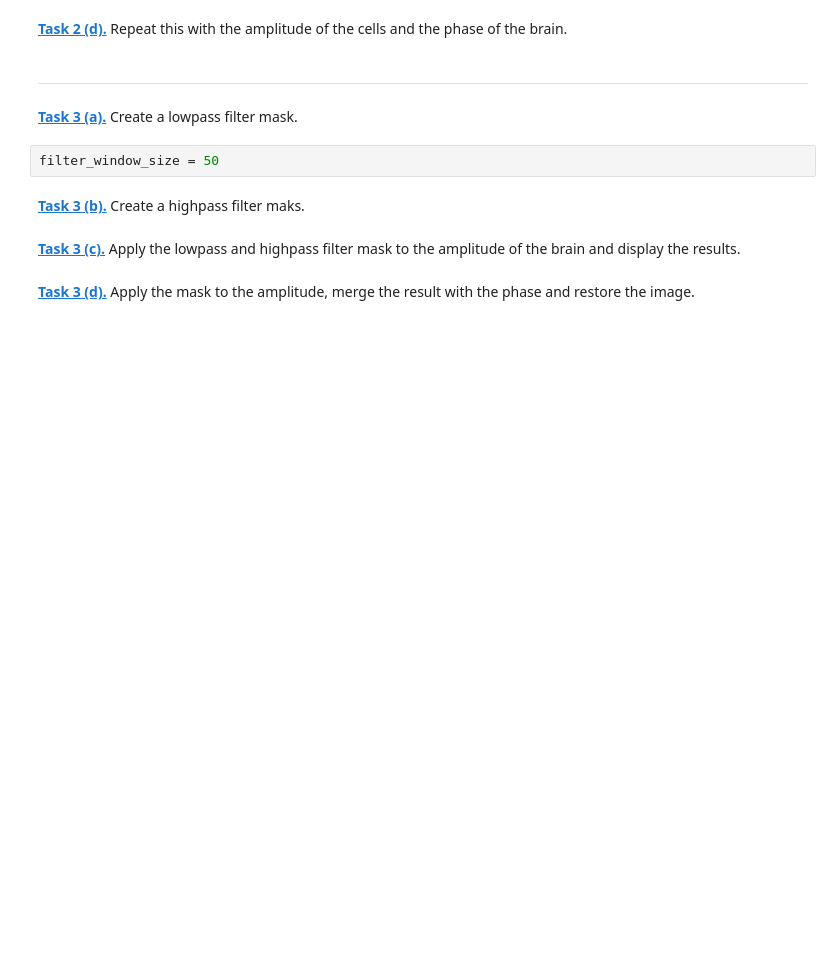
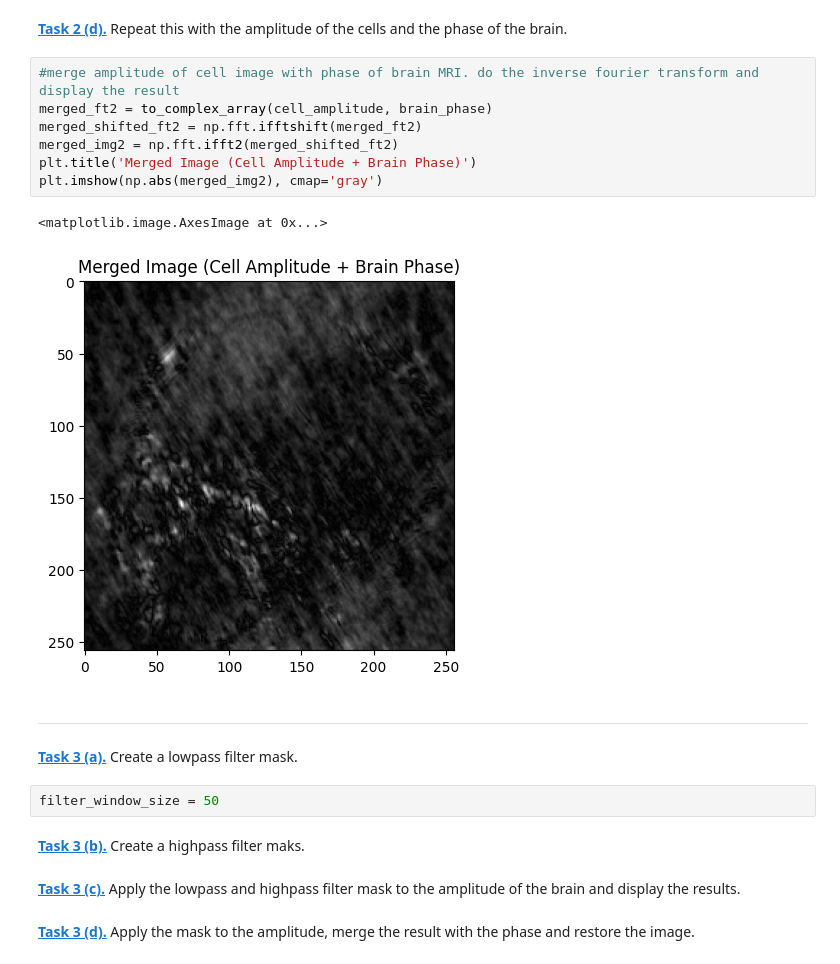
Before and after one commit to DavidDulkies31/mobi-fs5-python, a Jupyter notebook: fourier.ipynb, the cells around one changed output. Cells and saved outputs as stored; diff of their text form; blank space fills up the shorter version.

```diff
--- a/fourier.ipynb
+++ b/fourier.ipynb
@@ -95,5 +109,15 @@ def to_complex_array(amplitude_array, phase_array):
 # %% [markdown]
 **[Task 2 (d).]()** Repeat this with the amplitude of the cells and the phase of the brain.
+# %%
+#merge amplitude of cell image with phase of brain MRI. do the inverse fourier transform and display the result
+merged_ft2 = to_complex_array(cell_amplitude, brain_phase)
+merged_shifted_ft2 = np.fft.ifftshift(merged_ft2)
+merged_img2 = np.fft.ifft2(merged_shifted_ft2)
+plt.title('Merged Image (Cell Amplitude + Brain Phase)')
+plt.imshow(np.abs(merged_img2), cmap='gray')
+# %% [output]
+<matplotlib.image.AxesImage at 0x...>
+[figure, added]
 # %% [markdown]
 ---
 # %% [markdown]
```
Also changed, not shown: parts of 8 cells of this notebook.
